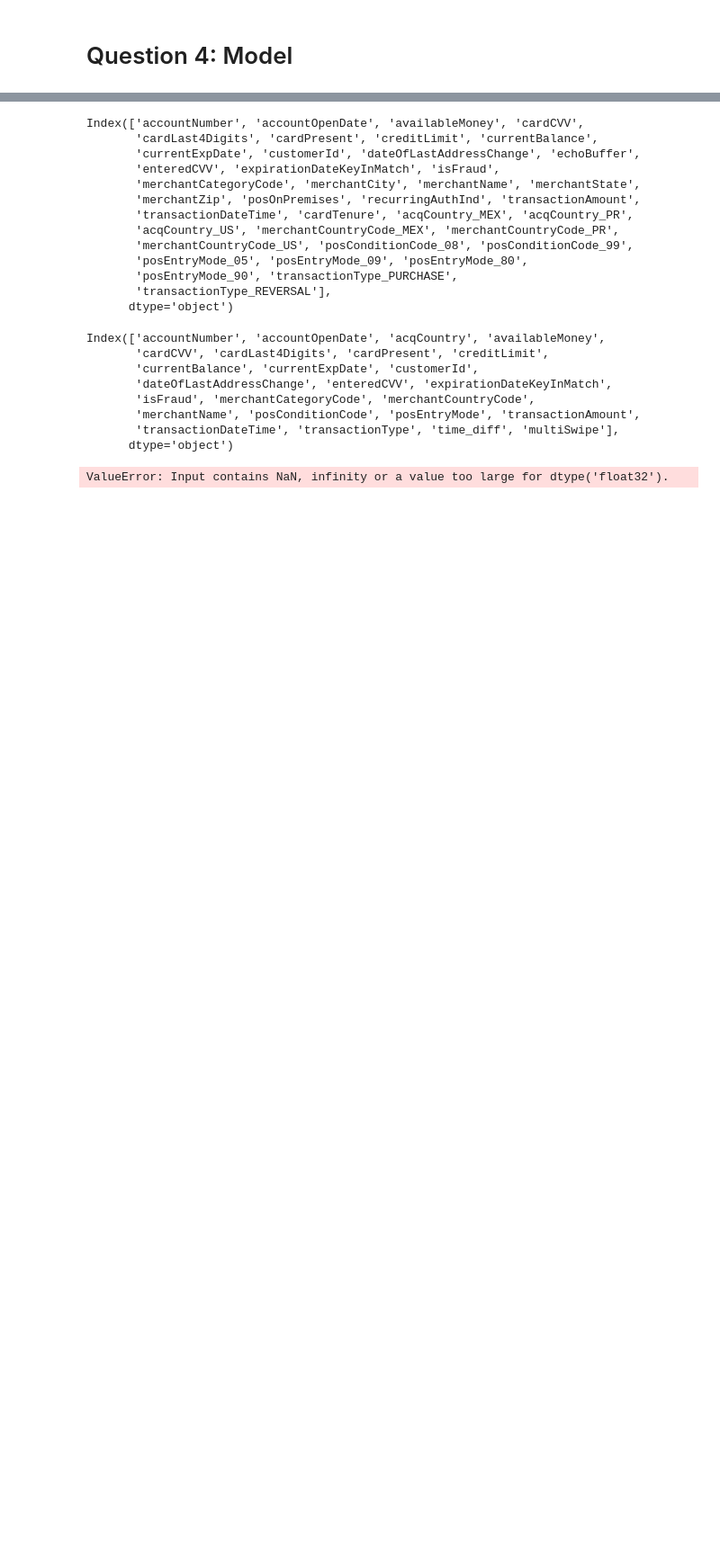
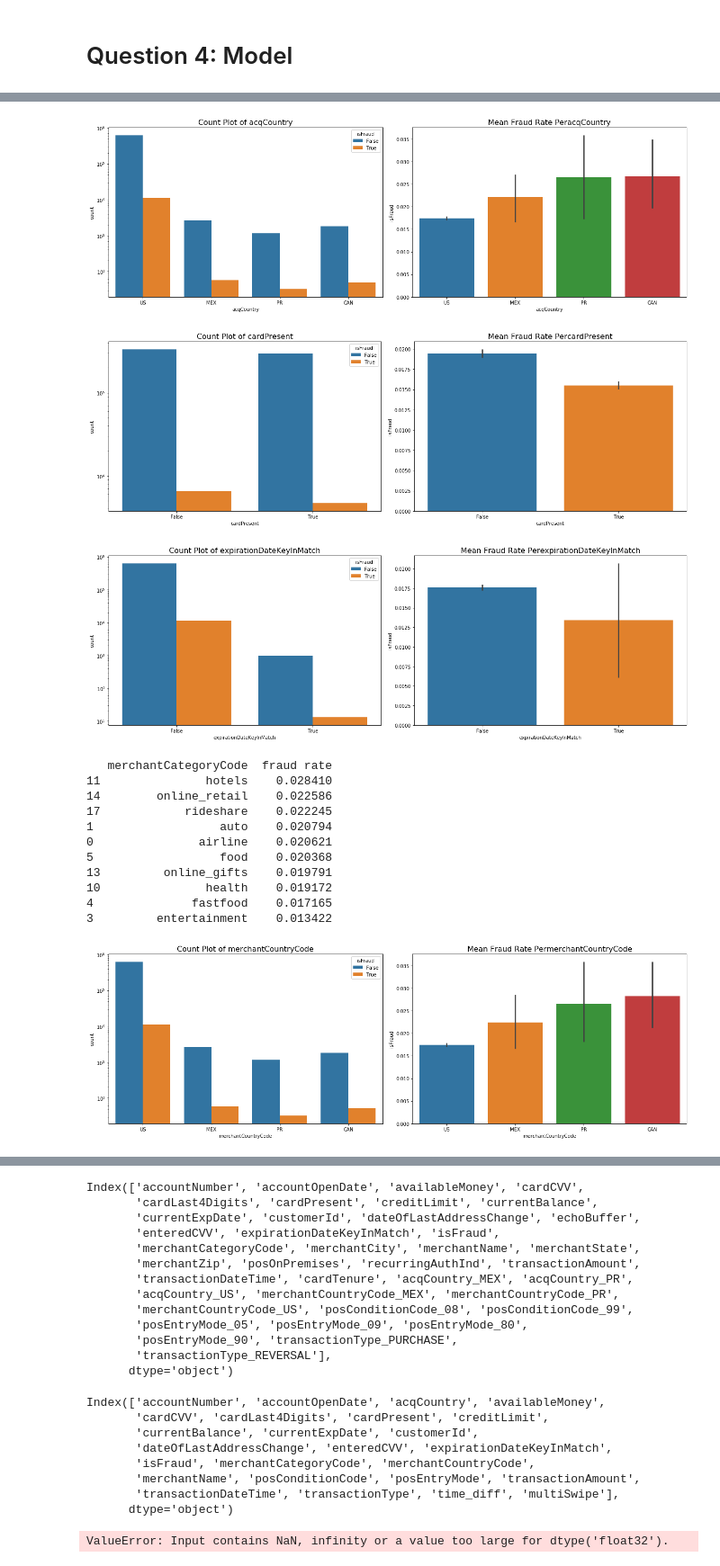
Before and after one commit to siruif/DataAnalysis, a Jupyter notebook: Test.ipynb, the cells around one changed output, grey strips where cells are left out. Shown at 90% size. Drawn from its saved outputs; the diff is of its cells as text; code cells hidden in the pictures; blank space fills up the shorter version.

```diff
--- a/Test.ipynb
+++ b/Test.ipynb
@@ -542,0 +568,41 @@ data1['CVV_ind'] = (data['enteredCVV'] == data['cardCVV']).astype(int)
+# %%
+# Check to see if any of the categorical or boolean variables is discriminative for the prediction of fraud
+vars = [x for x in data.columns if data[x].dtypes in(np.object, np.bool) and x != 'isFraud']
+
+for var in vars:
+    num_unique_values = data[var].nunique()
+
+    if num_unique_values < 10:
+        grouped = data[[var, 'isFraud']].groupby(var).mean().reset_index()
+
+        fig, ax = plt.subplots(nrows=1, ncols=2, figsize=(18, 6))
+        sns.countplot(x=var, hue='isFraud', data=data, ax=ax[0])
+        plot_title = 'Count Plot of ' + str(var)
+        ax[0].set_title(plot_title, fontsize=16)
+        ax[0].set_yscale('log')
+        sns.barplot(x = var, y='isFraud', data=data, ax=ax[1])
+        plot_title = 'Mean Fraud Rate Per'  + str(var)
+        ax[1].set_title(plot_title, fontsize=16)
+        plt.tight_layout()
+        plt.show()
+    else:
+        grouped = data[[var, 'isFraud']].groupby(var).mean().reset_index()
+        grouped.rename(columns = {'isFraud': 'fraud rate'}, inplace = True)
+        print(grouped.sort_values(by = 'fraud rate', ascending=False).head(10))
+        print()
+# %% [output]
+[figure, added]
+[figure, added]
+[figure, added]
+   merchantCategoryCode  fraud rate
+11               hotels    0.028410
+14        online_retail    0.022586
+17            rideshare    0.022245
+1                  auto    0.020794
+0               airline    0.020621
+5                  food    0.020368
+13         online_gifts    0.019791
+10               health    0.019172
+4              fastfood    0.017165
+3         entertainment    0.013422
+[figure, added]
```
Also changed, not shown: parts of 41 cells of this notebook.
